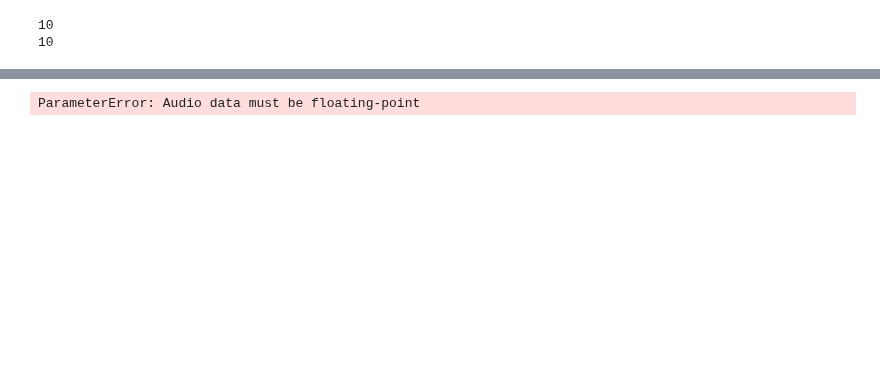
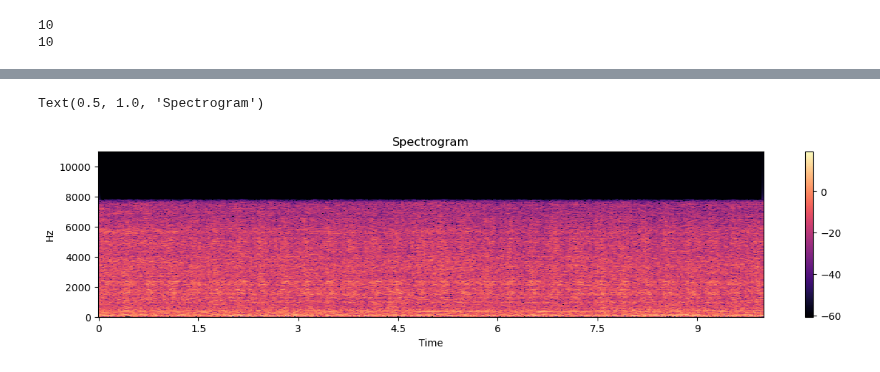
Before and after one commit to FlyingFish760/5ARIP10, a Jupyter notebook: Main_file.ipynb, the cells around one changed output, grey strips where cells are left out. Cells and saved outputs as stored; diff of their text form; code cells hidden in the pictures; blank space fills up the shorter version.

```diff
--- a/Main_file.ipynb
+++ b/Main_file.ipynb
@@ -133,15 +135,16 @@ norm_means, norm_stds, norm_maxs, norm_mins, norm_medians = extract_basics(norm_
 # %%
 # generate spectrogram
 anom_spec = spec(anom_data_denoised)
 norm_spec = spec(norm_data_denoised)
 
 # plot first spectrogram
 plt.figure(figsize=(15, 3))
-librosa.display.specshow(anom_spec[0], sr=anom_sr, x_axis='time', y_axis='hz')
+librosa.display.specshow(anom_spec[0], x_axis='time', y_axis='hz')
+plt.colorbar()
 plt.title('Spectrogram')
-plt.colorbar()
 # %% [output]
-ParameterError: Audio data must be floating-point
+Text(0.5, 1.0, 'Spectrogram')
+[figure, added]
 # %%
 # extract RMS
 anom_rms = rms(anom_data_denoised)
```
Also changed, not shown: parts of 6 cells of this notebook, 1 other file.
